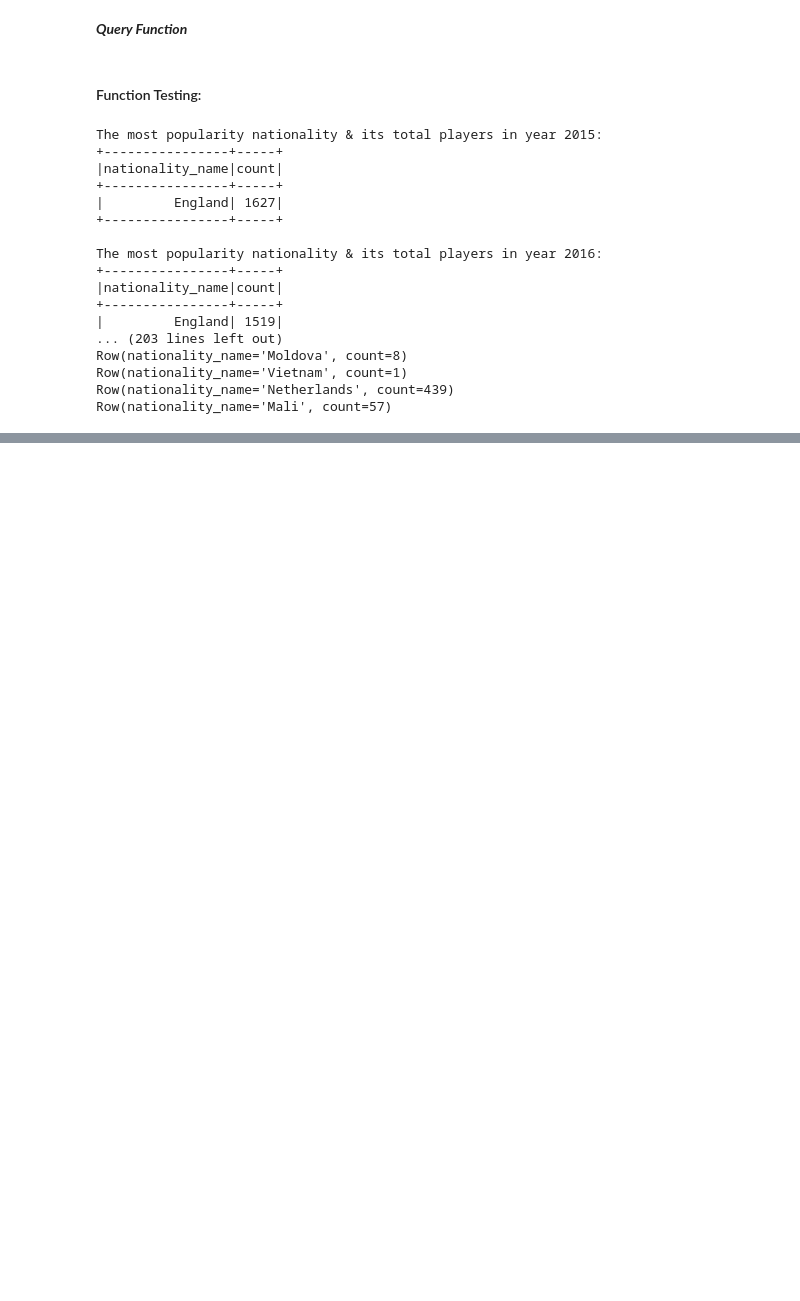
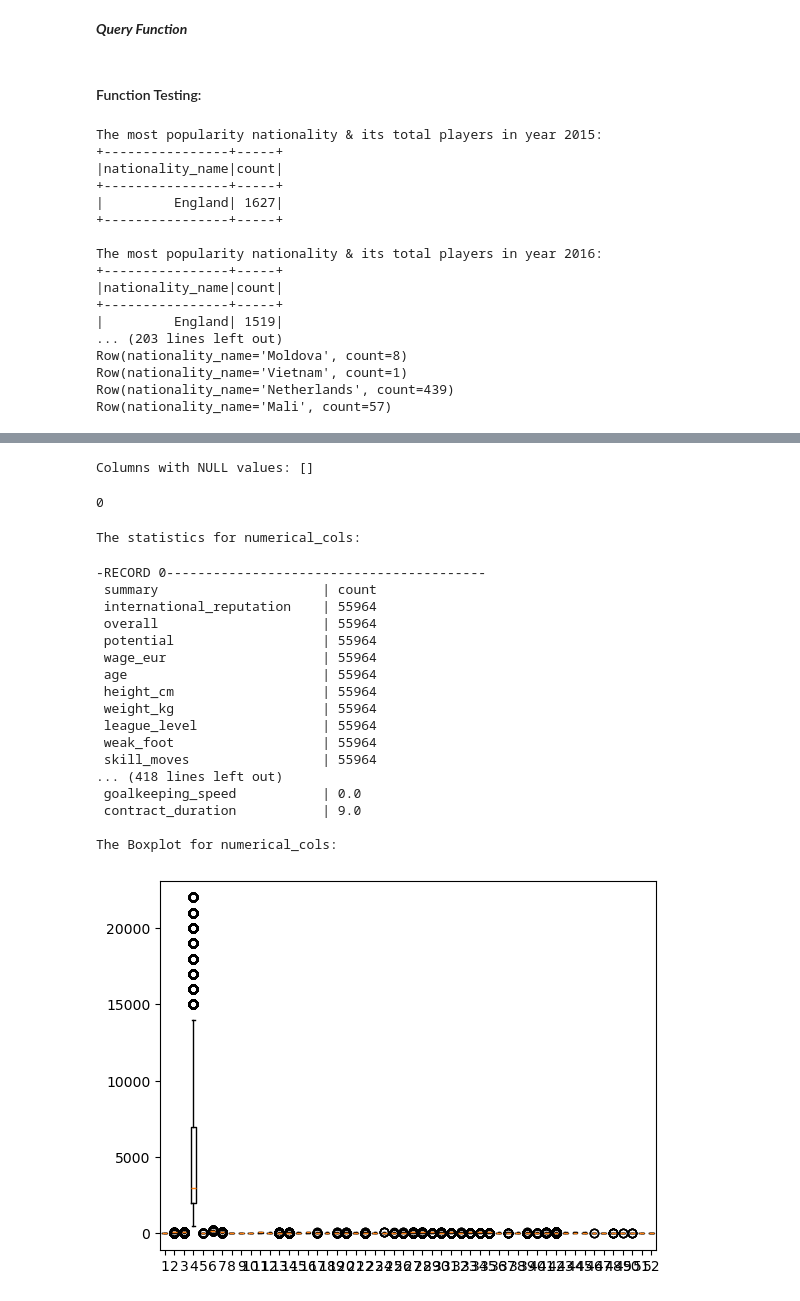
Before and after one commit to Systems-and-Toolchains-Fall-2024/course-project-FIFA-regression-model, a Jupyter notebook: project.ipynb, the cells around one changed output, grey strips where cells are left out. Saved outputs shown, nothing was run; the diff lists cells and outputs as text; code cells hidden in the pictures; blank space fills up the shorter version.

```diff
--- a/project.ipynb
+++ b/project.ipynb
@@ -359,0 +472,19 @@ Row(nationality_name='Mali', count=57)
+# %%
+from pyspark.sql.functions import col
+
+# List of columns with NULL values
+columns_with_nulls = []
+
+# Check nominal columns for NULL values
+for column in nominal_columns:
+    if df.filter(col(column).isNull()).count() > 0:
+        columns_with_nulls.append(column)
+
+# Check numerical columns for NULL values
+for column in numerical_columns:
+    if df.filter(col(column).isNull()).count() > 0:
+        columns_with_nulls.append(column)
+
+# Display the columns with NULL values
+print("Columns with NULL values:", columns_with_nulls)
+len(columns_with_nulls)
@@ -359,0 +546,20 @@ Row(nationality_name='Mali', count=57)
+# %%
+# List of columns with NULL values
+columns_with_nulls = []
+
+# Check nominal columns for NULL values
+for column in nominal_columns:
+    if df.filter(col(column).isNull()).count() > 0:
+        columns_with_nulls.append(column)
+
+# Check numerical columns for NULL values
+for column in numerical_columns:
+    if df.filter(col(column).isNull()).count() > 0:
+        columns_with_nulls.append(column)
+
+# Display the columns with NULL values
+print("Columns with NULL values:", columns_with_nulls)
+len(columns_with_nulls)
+# %% [output]
+Columns with NULL values: []
+0
@@ -359,0 +716,27 @@ Row(nationality_name='Mali', count=57)
+# %%
+# Get the Pipeline, and need to fit pipline to data
+preprocess_pipeline = get_preprocess_pipeline()
+preprocess_pipeline_model = preprocess_pipeline.fit(df)
+
+# Print the DataFrame after data scaling step within the pipeline by pandas table
+data_df = preprocess_pipeline_model.transform(df)
+# %% [output]
+The statistics for numerical_cols:
+-RECORD 0-----------------------------------------
+ summary                     | count
+ international_reputation    | 55964
+ overall                     | 55964
+ potential                   | 55964
+ wage_eur                    | 55964
+ age                         | 55964
+ height_cm                   | 55964
+ weight_kg                   | 55964
+ league_level                | 55964
+ weak_foot                   | 55964
+ skill_moves                 | 55964
+... (418 lines left out)
+ goalkeeping_speed           | 0.0
+ contract_duration           | 9.0
+
+The Boxplot for numerical_cols:
+[figure, added]
```
Also changed, not shown: parts of 17 cells of this notebook.
